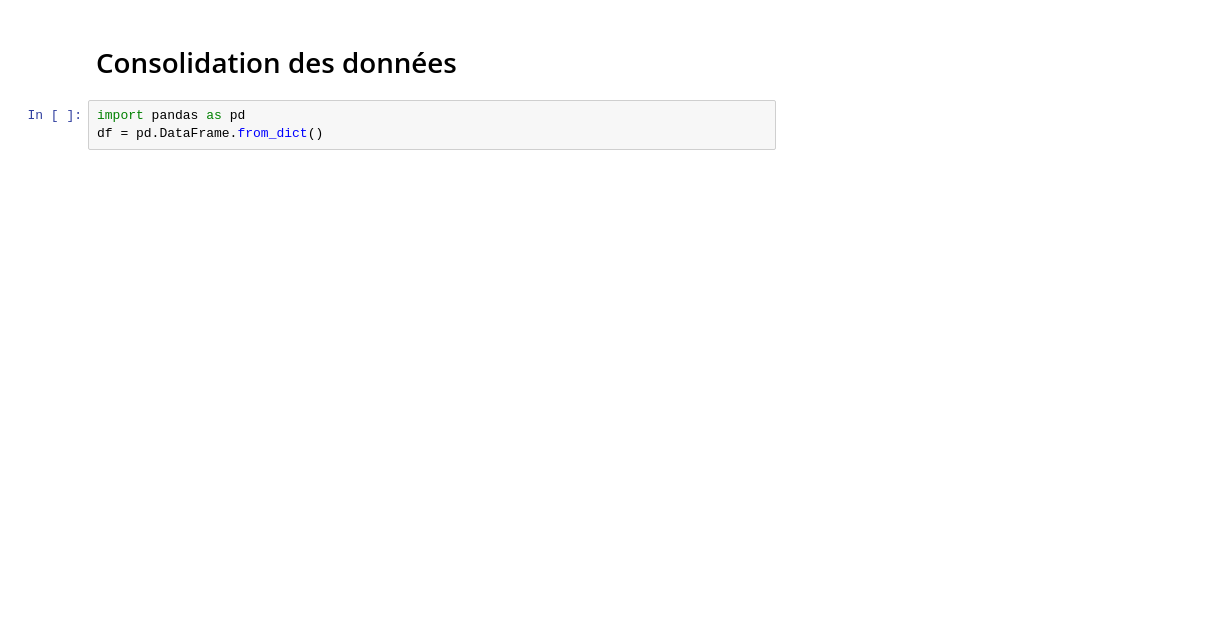
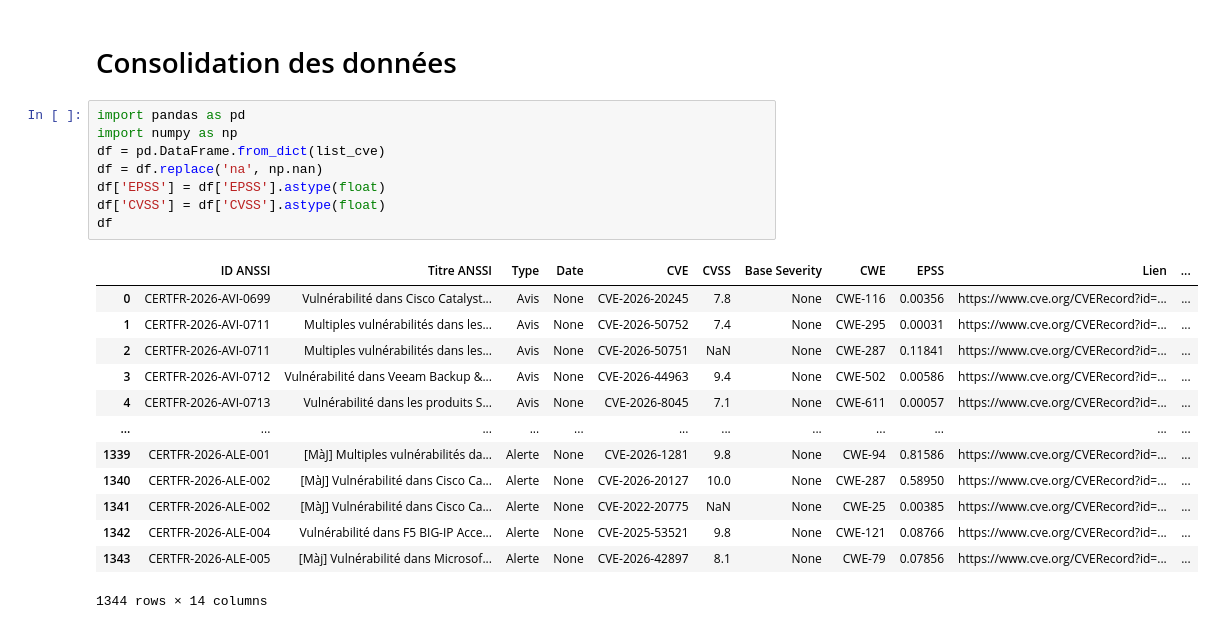
Before and after one commit to Graim-lee/Detecting-spams-in-mails-, a Jupyter notebook: project.ipynb, the cells around one changed output. Drawn from its saved outputs; the diff is of its cells as text; blank space fills up the shorter version.

Commit message:
Dataframe créé

```diff
--- a/project.ipynb
+++ b/project.ipynb
@@ -344,4 +392,23 @@ KeyboardInterrupt:
 # Consolidation des données
 # %%
 import pandas as pd
-df = pd.DataFrame.from_dict()
+import numpy as np
+df = pd.DataFrame.from_dict(list_cve)
+df = df.replace('na', np.nan)
+df['EPSS'] = df['EPSS'].astype(float)
+df['CVSS'] = df['CVSS'].astype(float)
+df
+# %% [output]
+|  | ID ANSSI | Titre ANSSI | Type | Date | CVE | CVSS | Base Severity | CWE | EPSS | Lien | ... |
+| 0 | CERTFR-2026-AVI-0699 | Vulnérabilité dans Cisco Catalyst... | Avis | None | CVE-2026-20245 | 7.8 | None | CWE-116 | 0.00356 | https://www.cve.org/CVERecord?id=... | ... |
+| 1 | CERTFR-2026-AVI-0711 | Multiples vulnérabilités dans les... | Avis | None | CVE-2026-50752 | 7.4 | None | CWE-295 | 0.00031 | https://www.cve.org/CVERecord?id=... | ... |
+| 2 | CERTFR-2026-AVI-0711 | Multiples vulnérabilités dans les... | Avis | None | CVE-2026-50751 | NaN | None | CWE-287 | 0.11841 | https://www.cve.org/CVERecord?id=... | ... |
+| 3 | CERTFR-2026-AVI-0712 | Vulnérabilité dans Veeam Backup &... | Avis | None | CVE-2026-44963 | 9.4 | None | CWE-502 | 0.00586 | https://www.cve.org/CVERecord?id=... | ... |
+| 4 | CERTFR-2026-AVI-0713 | Vulnérabilité dans les produits S... | Avis | None | CVE-2026-8045 | 7.1 | None | CWE-611 | 0.00057 | https://www.cve.org/CVERecord?id=... | ... |
+| ... | ... | ... | ... | ... | ... | ... | ... | ... | ... | ... | ... |
+| 1339 | CERTFR-2026-ALE-001 | [MàJ] Multiples vulnérabilités da... | Alerte | None | CVE-2026-1281 | 9.8 | None | CWE-94 | 0.81586 | https://www.cve.org/CVERecord?id=... | ... |
+| 1340 | CERTFR-2026-ALE-002 | [MàJ] Vulnérabilité dans Cisco Ca... | Alerte | None | CVE-2026-20127 | 10.0 | None | CWE-287 | 0.58950 | https://www.cve.org/CVERecord?id=... | ... |
+| 1341 | CERTFR-2026-ALE-002 | [MàJ] Vulnérabilité dans Cisco Ca... | Alerte | None | CVE-2022-20775 | NaN | None | CWE-25 | 0.00385 | https://www.cve.org/CVERecord?id=... | ... |
+| 1342 | CERTFR-2026-ALE-004 | Vulnérabilité dans F5 BIG-IP Acce... | Alerte | None | CVE-2025-53521 | 9.8 | None | CWE-121 | 0.08766 | https://www.cve.org/CVERecord?id=... | ... |
+| 1343 | CERTFR-2026-ALE-005 | [Màj] Vulnérabilité dans Microsof... | Alerte | None | CVE-2026-42897 | 8.1 | None | CWE-79 | 0.07856 | https://www.cve.org/CVERecord?id=... | ... |
+1344 rows × 14 columns
```
Also changed, not shown: parts of 9 cells of this notebook.
